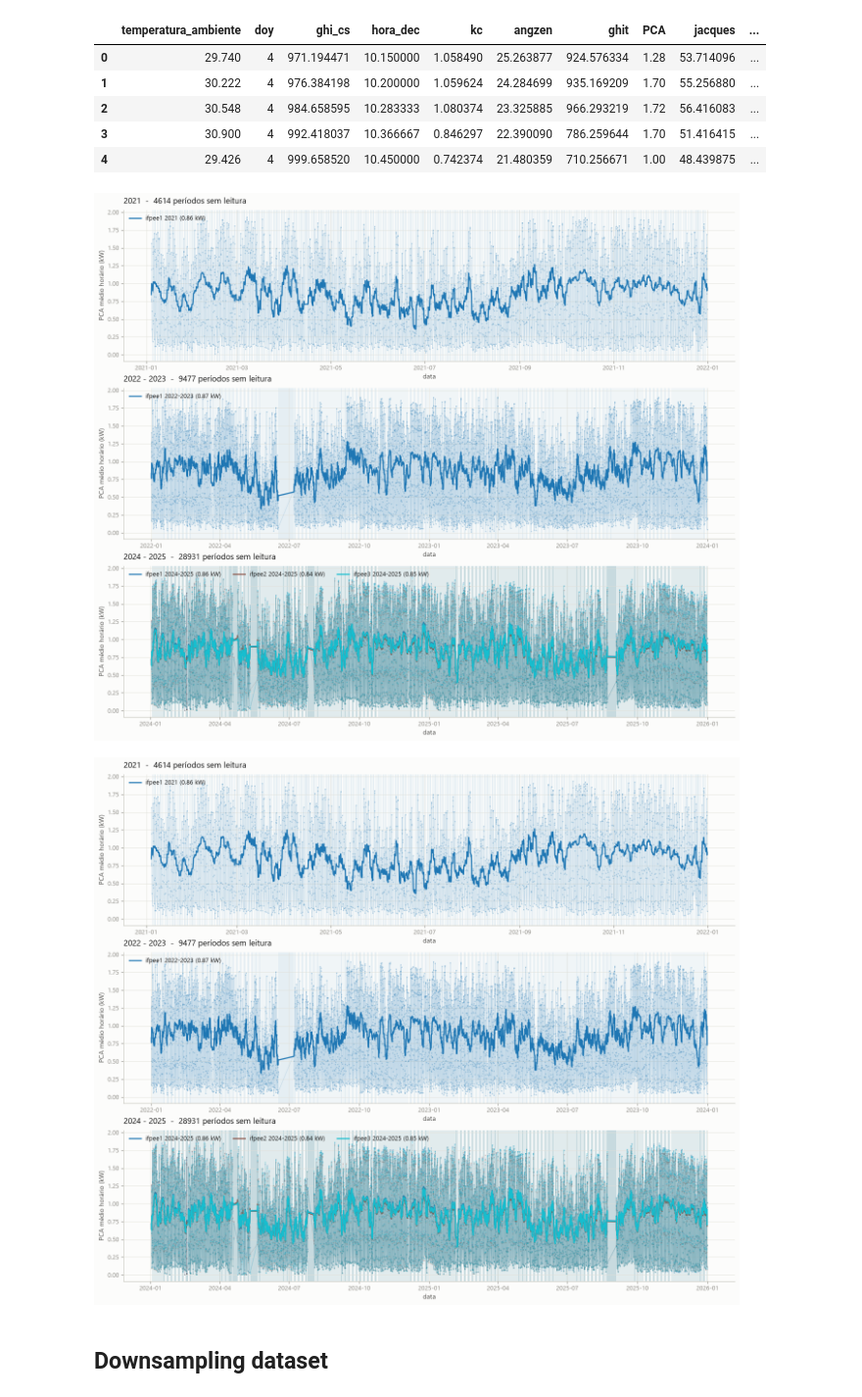
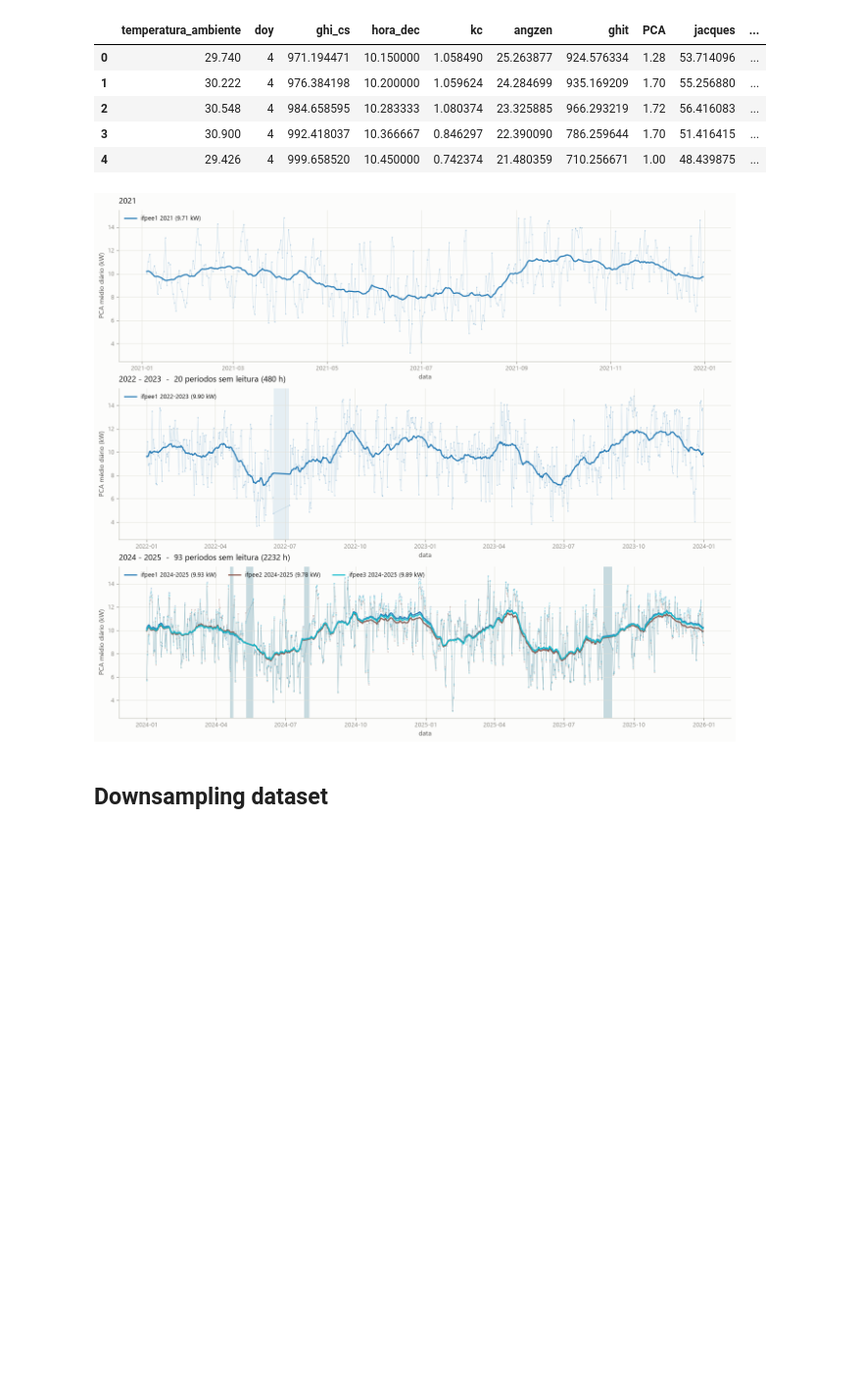
Before and after one commit to commonProgrammerr/knob-senses, a Jupyter notebook: utils/dataset_prep.ipynb, the cells around one changed output. Shown at 98% size. Drawn from its saved outputs; the diff is of its cells as text; code cells hidden in the pictures; blank space fills up the shorter version.

```diff
--- a/utils/dataset_prep.ipynb
+++ b/utils/dataset_prep.ipynb
@@ -130,10 +130,9 @@ high_temperature = (df.temperatura_ambiente >= 50)
 # filter out outages, clipping, low irradiance, and high temperature
 df = df[~outages & ~clipping & ~low_irradiance & ~high_temperature]
 # %%
-plots.plot_time_series(df.reset_index(), janela=24, freq="1h")
+plots.plot_time_series(df.reset_index(), janela=30)
 # %% [output]
-[figure, old version]
+[figure, new version]
-[figure, removed]
 # %% [markdown]
 ## Downsampling dataset
 # %%
```
Also changed, not shown: parts of 6 cells of this notebook, 21 other files.
